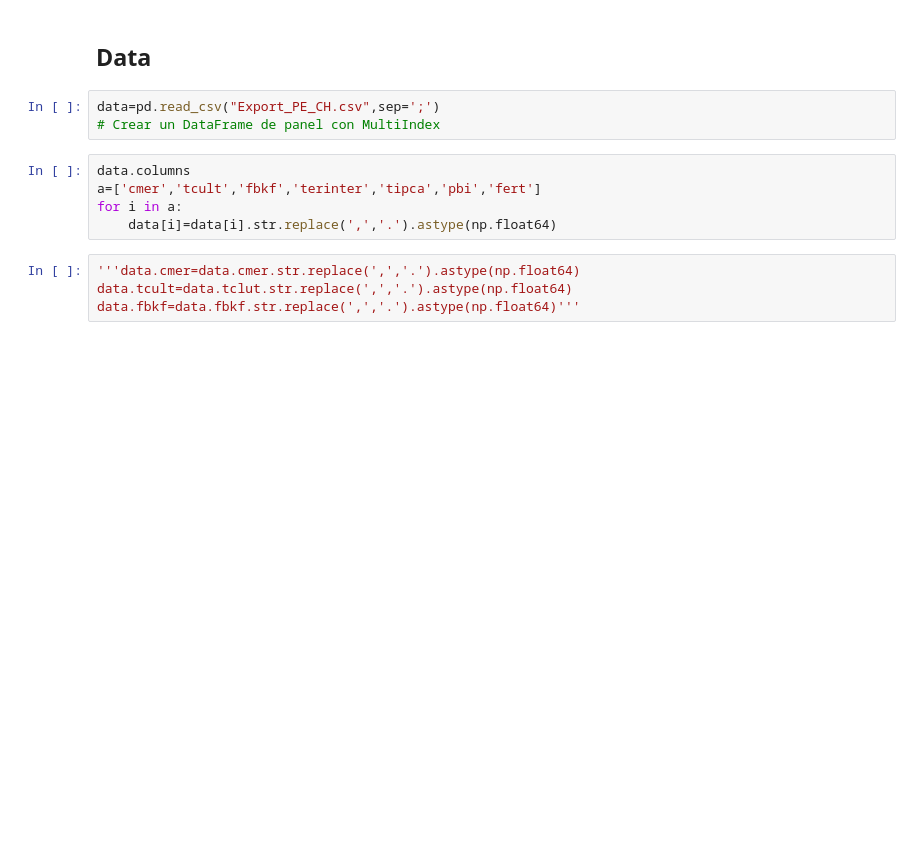
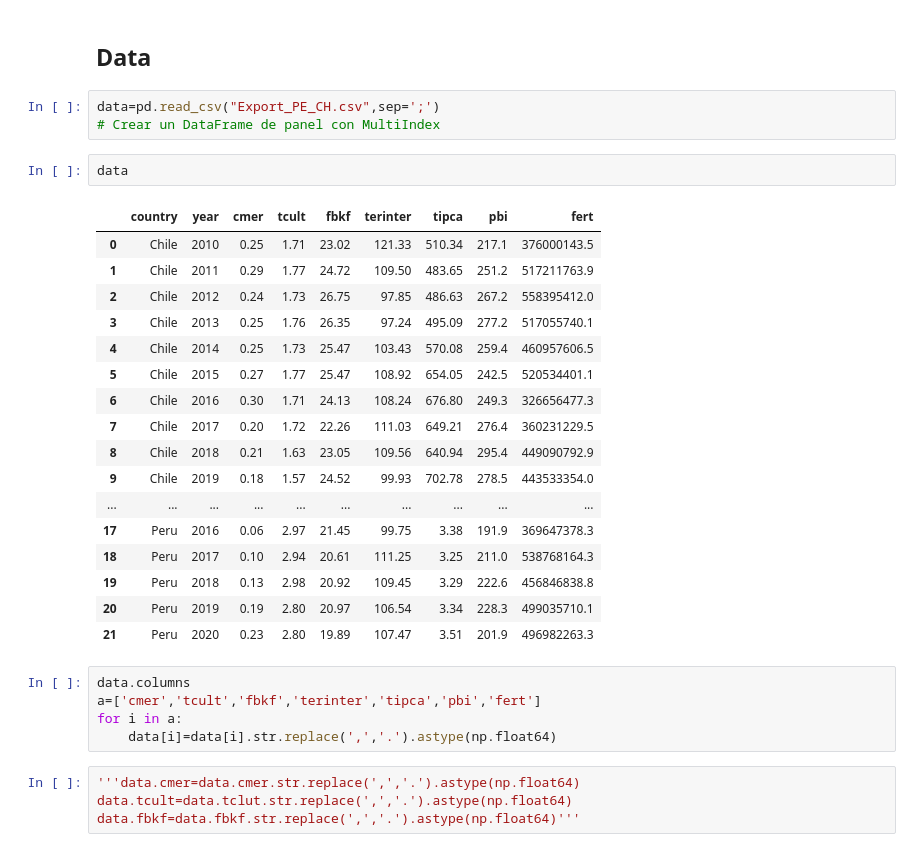
Before and after one commit to Egeekle/Metodologia-de-la-Investigacion-Data-Panel, a Jupyter notebook: Tesisss.ipynb, the cells around one changed output. Cells and saved outputs as stored; diff of their text form; blank space fills up the shorter version.

```diff
--- a/Tesisss.ipynb
+++ b/Tesisss.ipynb
@@ -39,6 +19,26 @@ dir(lm)
 # %%
 data=pd.read_csv("Export_PE_CH.csv",sep=';')
 # Crear un DataFrame de panel con MultiIndex
+# %%
+data
+# %% [output]
+|  | country | year | cmer | tcult | fbkf | terinter | tipca | pbi | fert |
+| 0 | Chile | 2010 | 0.25 | 1.71 | 23.02 | 121.33 | 510.34 | 217.1 | 376000143.5 |
+| 1 | Chile | 2011 | 0.29 | 1.77 | 24.72 | 109.50 | 483.65 | 251.2 | 517211763.9 |
+| 2 | Chile | 2012 | 0.24 | 1.73 | 26.75 | 97.85 | 486.63 | 267.2 | 558395412.0 |
+| 3 | Chile | 2013 | 0.25 | 1.76 | 26.35 | 97.24 | 495.09 | 277.2 | 517055740.1 |
+| 4 | Chile | 2014 | 0.25 | 1.73 | 25.47 | 103.43 | 570.08 | 259.4 | 460957606.5 |
+| 5 | Chile | 2015 | 0.27 | 1.77 | 25.47 | 108.92 | 654.05 | 242.5 | 520534401.1 |
+| 6 | Chile | 2016 | 0.30 | 1.71 | 24.13 | 108.24 | 676.80 | 249.3 | 326656477.3 |
+| 7 | Chile | 2017 | 0.20 | 1.72 | 22.26 | 111.03 | 649.21 | 276.4 | 360231229.5 |
+| 8 | Chile | 2018 | 0.21 | 1.63 | 23.05 | 109.56 | 640.94 | 295.4 | 449090792.9 |
+| 9 | Chile | 2019 | 0.18 | 1.57 | 24.52 | 99.93 | 702.78 | 278.5 | 443533354.0 |
+| ... | ... | ... | ... | ... | ... | ... | ... | ... | ... |
+| 17 | Peru | 2016 | 0.06 | 2.97 | 21.45 | 99.75 | 3.38 | 191.9 | 369647378.3 |
+| 18 | Peru | 2017 | 0.10 | 2.94 | 20.61 | 111.25 | 3.25 | 211.0 | 538768164.3 |
+| 19 | Peru | 2018 | 0.13 | 2.98 | 20.92 | 109.45 | 3.29 | 222.6 | 456846838.8 |
+| 20 | Peru | 2019 | 0.19 | 2.80 | 20.97 | 106.54 | 3.34 | 228.3 | 499035710.1 |
+| 21 | Peru | 2020 | 0.23 | 2.80 | 19.89 | 107.47 | 3.51 | 201.9 | 496982263.3 |
 # %%
 data.columns
 a=['cmer','tcult','fbkf','terinter','tipca','pbi','fert']
```
Also changed, not shown: parts of 7 cells of this notebook.
